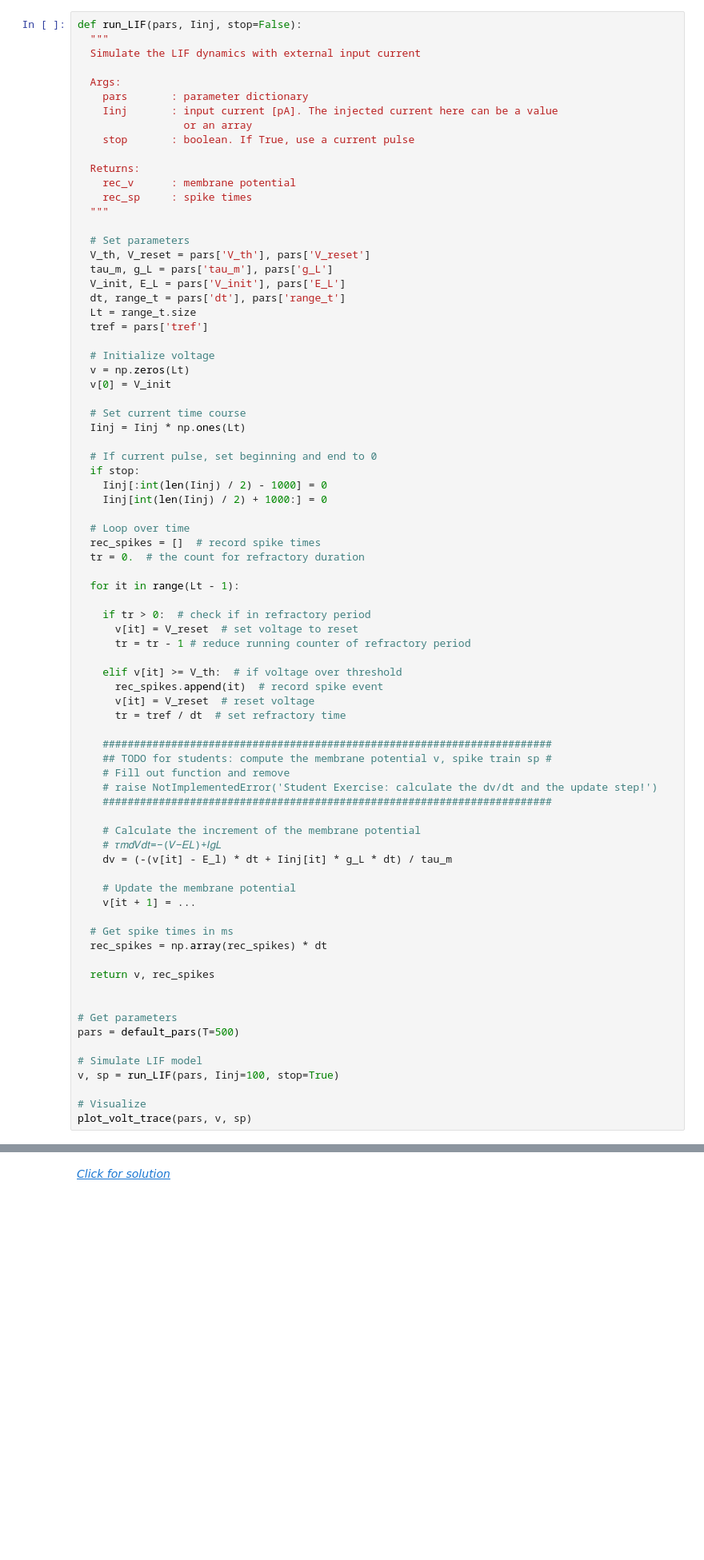
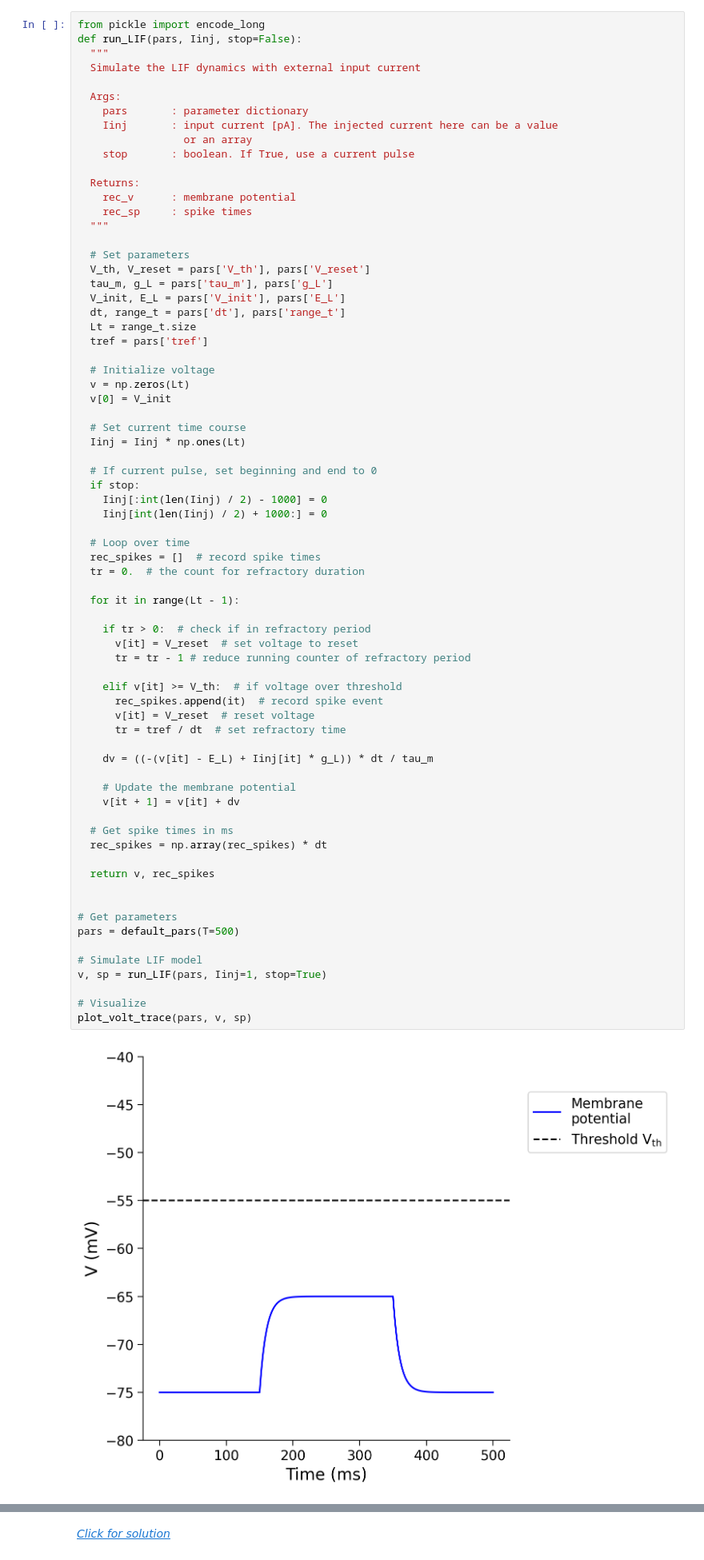
Before and after one commit to lacmih/Neuro, a Jupyter notebook: tutorials/W2D3_BiologicalNeuronModels/student/W2D3_Tutorial1.ipynb, the cells around one changed output, grey strips where cells are left out. Shown at 80% size. Drawn from its saved outputs; the diff is of its cells as text; blank space fills up the shorter version.

```diff
--- a/tutorials/W2D3_BiologicalNeuronModels/student/W2D3_Tutorial1.ipynb
+++ b/tutorials/W2D3_BiologicalNeuronModels/student/W2D3_Tutorial1.ipynb
@@ -301,6 +301,7 @@ print(pars)
 # %% [markdown]
 Complete the function below to simulate the LIF neuron when receiving external current inputs. You can use `v, sp = run_LIF(pars, Iinj)` to get the membrane potential (`v`) and spike train (`sp`) given the dictionary `pars` and input current `Iinj`.
 # %%
+from pickle import encode_long
 def run_LIF(pars, Iinj, stop=False):
   """
   Simulate the LIF dynamics with external input current
@@ -340,44 +341,38 @@ def run_LIF(pars, Iinj, stop=False):
   rec_spikes = []  # record spike times
   tr = 0.  # the count for refractory duration
 
   for it in range(Lt - 1):
 
     if tr > 0:  # check if in refractory period
       v[it] = V_reset  # set voltage to reset
       tr = tr - 1 # reduce running counter of refractory period
 
     elif v[it] >= V_th:  # if voltage over threshold
       rec_spikes.append(it)  # record spike event
       v[it] = V_reset  # reset voltage
       tr = tref / dt  # set refractory time
 
-    ########################################################################
-    ## TODO for students: compute the membrane potential v, spike train sp #
-    # Fill out function and remove
-    # raise NotImplementedError('Student Exercise: calculate the dv/dt and the update step!')
-    ########################################################################
-
-    # Calculate the increment of the membrane potential
-    # 𝜏𝑚𝑑𝑉𝑑𝑡=−(𝑉−𝐸𝐿)+𝐼𝑔𝐿
-    dv = (-(v[it] - E_l) * dt + Iinj[it] * g_L * dt) / tau_m
+    dv = ((-(v[it] - E_L) + Iinj[it] * g_L)) * dt / tau_m
 
     # Update the membrane potential
-    v[it + 1] = ...
+    v[it + 1] = v[it] + dv
 
   # Get spike times in ms
   rec_spikes = np.array(rec_spikes) * dt
 
   return v, rec_spikes
 
 
 # Get parameters
 pars = default_pars(T=500)
 
 # Simulate LIF model
-v, sp = run_LIF(pars, Iinj=100, stop=True)
+v, sp = run_LIF(pars, Iinj=1, stop=True)
 
 # Visualize
 plot_volt_trace(pars, v, sp)
+# %% [output]
+[figure, added]
 # %% [markdown]
 [*Click for solution*](https://github.com/NeuromatchAcademy/course-content/tree/main/tutorials/W2D3_BiologicalNeuronModels/solutions/W2D3_Tutorial1_Solution_60a1e954.py)
 
```
